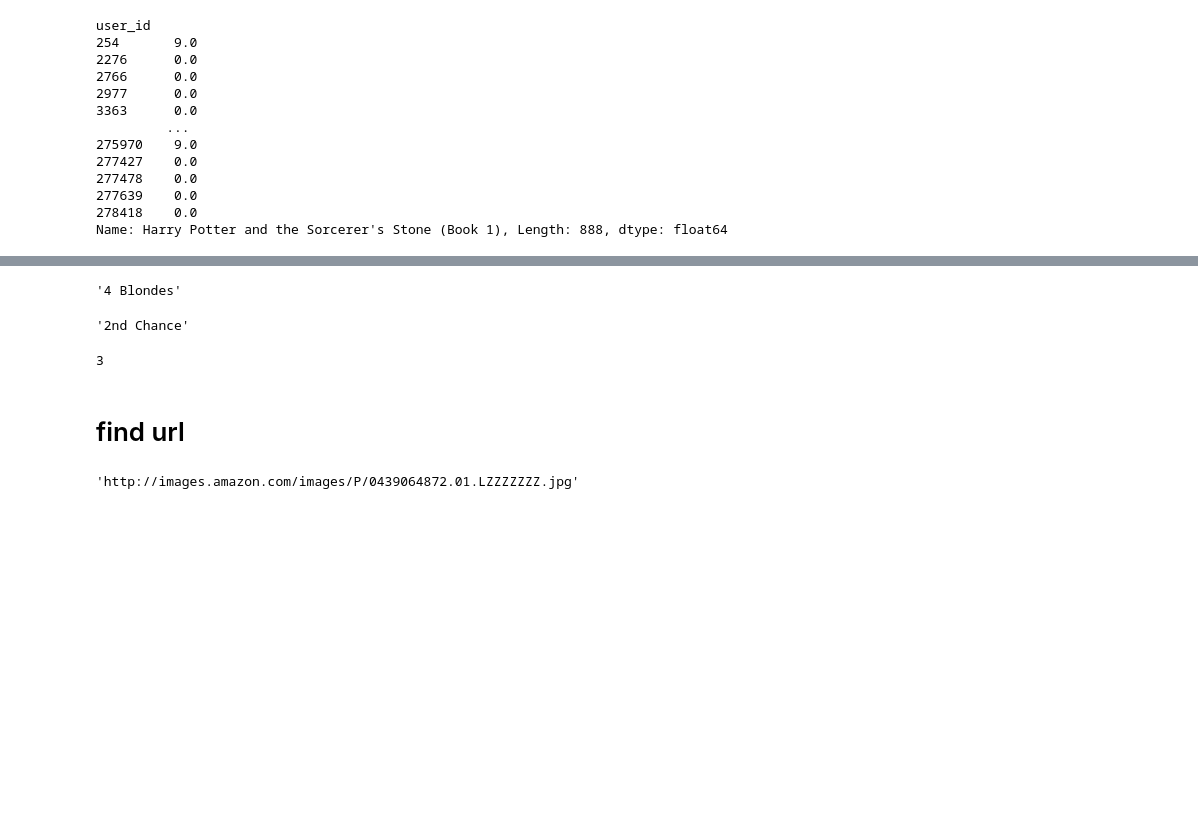
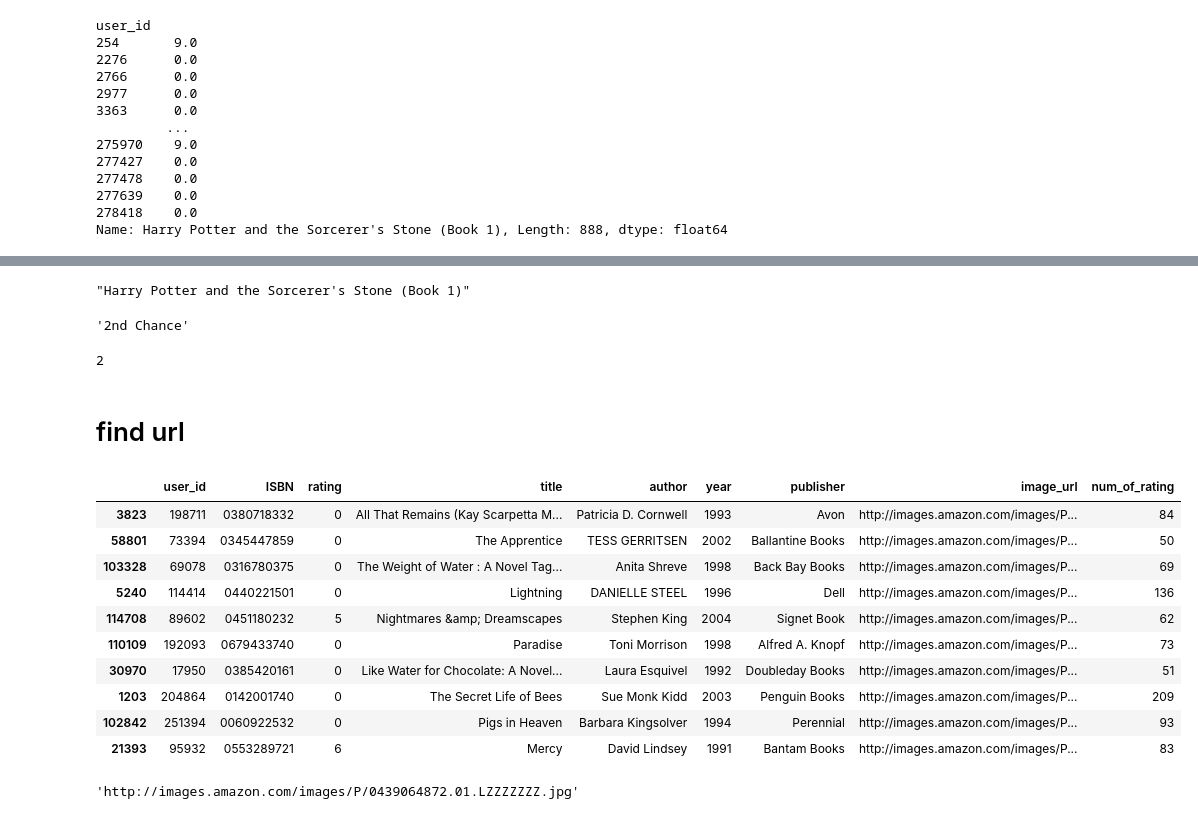
Before and after one commit to KhanhNguyenNguci/Recommender-System, a Jupyter notebook: Books Recommender.ipynb, the cells around one changed output, grey strips where cells are left out. Drawn from its saved outputs; the diff is of its cells as text; code cells hidden in the pictures; blank space fills up the shorter version.

```diff
--- a/Books Recommender.ipynb
+++ b/Books Recommender.ipynb
@@ -414,9 +435,9 @@ Index(['Harry Potter and the Chamber of Secrets (Book 2)',
        'The Cradle Will Fall'],
       dtype='object', name='title')
 # %%
-book_pivot.index[3]
+book_pivot.index[241]
 # %% [output]
-'4 Blondes'
+"Harry Potter and the Sorcerer's Stone (Book 1)"
 # %%
 #keeping books name
 book_names = book_pivot.index
@@ -425,9 +446,24 @@ book_names[2]
 # %% [output]
 '2nd Chance'
 # %%
-np.where(book_pivot.index == '4 Blondes')[0][0]
+np.where(book_pivot.index == "2nd Chance")[0][0] #index (title)
 # %% [output]
-3
+2
 # %% [markdown]
 # find url
+# %%
+# final_rating['title'].value_counts()
+final_rating.sample(10)
+# %% [output]
+|  | user_id | ISBN | rating | title | author | year | publisher | image_url | num_of_rating |
+| 3823 | 198711 | 0380718332 | 0 | All That Remains (Kay Scarpetta M... | Patricia D. Cornwell | 1993 | Avon | http://images.amazon.com/images/P... | 84 |
+| 58801 | 73394 | 0345447859 | 0 | The Apprentice | TESS GERRITSEN | 2002 | Ballantine Books | http://images.amazon.com/images/P... | 50 |
+| 103328 | 69078 | 0316780375 | 0 | The Weight of Water : A Novel Tag... | Anita Shreve | 1998 | Back Bay Books | http://images.amazon.com/images/P... | 69 |
+| 5240 | 114414 | 0440221501 | 0 | Lightning | DANIELLE STEEL | 1996 | Dell | http://images.amazon.com/images/P... | 136 |
+| 114708 | 89602 | 0451180232 | 5 | Nightmares &amp; Dreamscapes | Stephen King | 2004 | Signet Book | http://images.amazon.com/images/P... | 62 |
+| 110109 | 192093 | 0679433740 | 0 | Paradise | Toni Morrison | 1998 | Alfred A. Knopf | http://images.amazon.com/images/P... | 73 |
+| 30970 | 17950 | 0385420161 | 0 | Like Water for Chocolate: A Novel... | Laura Esquivel | 1992 | Doubleday Books | http://images.amazon.com/images/P... | 51 |
+| 1203 | 204864 | 0142001740 | 0 | The Secret Life of Bees | Sue Monk Kidd | 2003 | Penguin Books | http://images.amazon.com/images/P... | 209 |
+| 102842 | 251394 | 0060922532 | 0 | Pigs in Heaven | Barbara Kingsolver | 1994 | Perennial | http://images.amazon.com/images/P... | 93 |
+| 21393 | 95932 | 0553289721 | 6 | Mercy | David Lindsey | 1991 | Bantam Books | http://images.amazon.com/images/P... | 83 |
 # %%
```
Also changed, not shown: parts of 10 cells of this notebook, 4 other files.
